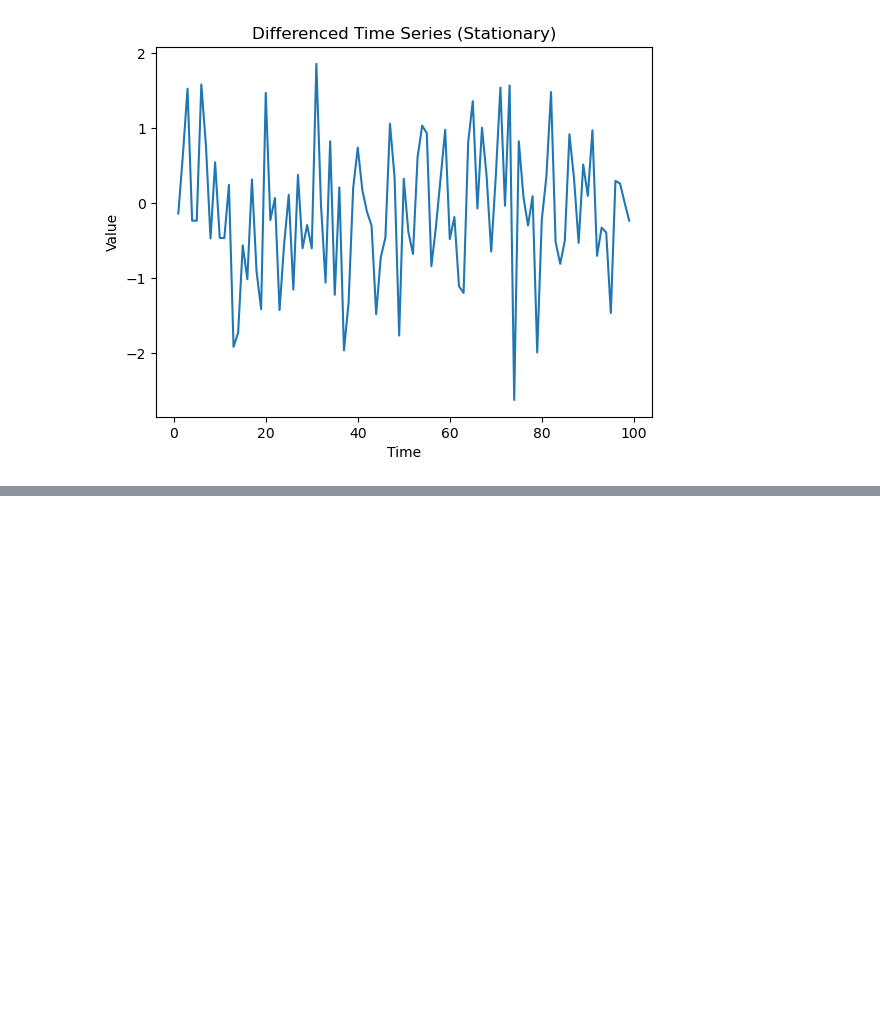
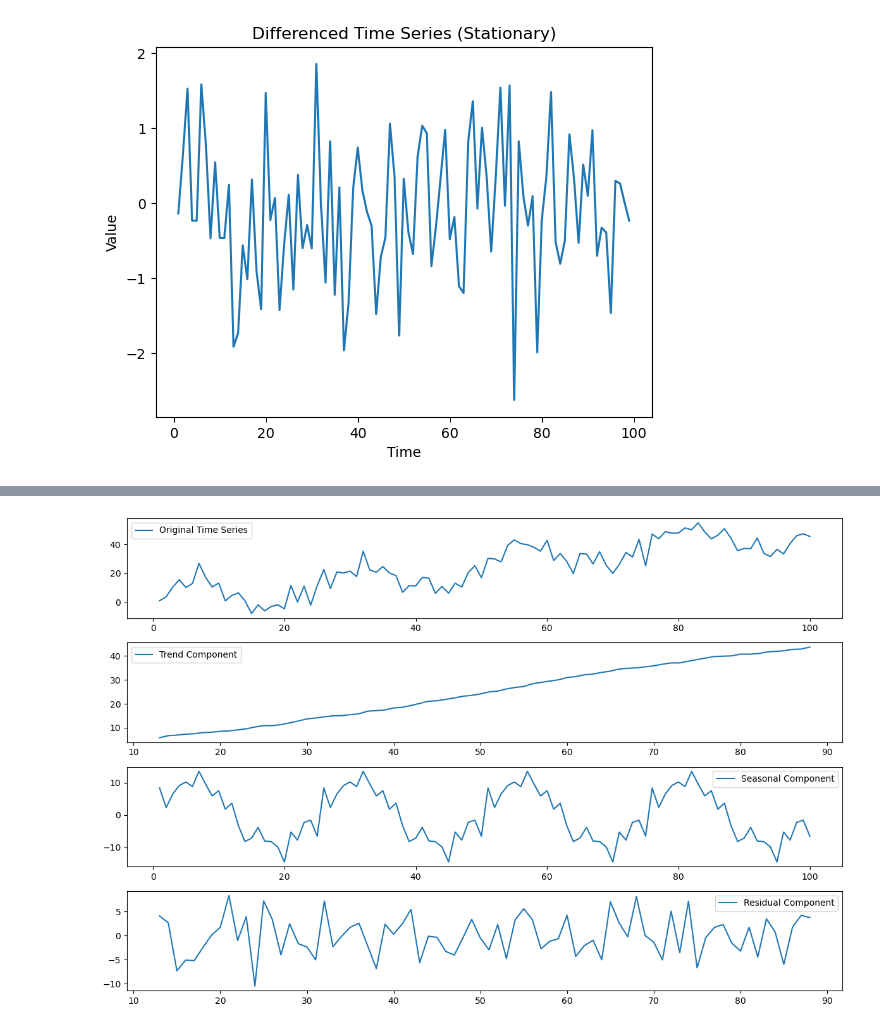
Before and after one commit to AILAB-CEFET-RJ/cic1205, a Jupyter notebook: notebooks/time_series.ipynb, the cells around one changed output, grey strips where cells are left out. Cells and saved outputs as stored; diff of their text form; code cells hidden in the pictures; blank space fills up the shorter version.

```diff
--- a/notebooks/time_series.ipynb
+++ b/notebooks/time_series.ipynb
@@ -393,0 +398,39 @@ plt.show()
+# %%
+import numpy as np
+import matplotlib.pyplot as plt
+import statsmodels.api as sm
+
+# Create a synthetic time series
+np.random.seed(42)
+time = np.arange(1, 101)
+trend = 0.5 * time + np.random.normal(scale=5, size=100)
+seasonal = 10 * np.sin(2 * np.pi * time / 25)
+noise = np.random.normal(scale=3, size=100)
+synthetic_series = trend + seasonal + noise
+
+# Decompose the time series using statsmodels
+result = sm.tsa.seasonal_decompose(synthetic_series, model='additive', period=25)  # Adjust the period based on your data
+
+# Plot the original, trend, seasonal, and residual components
+plt.figure(figsize=(12, 8))
+
+plt.subplot(4, 1, 1)
+plt.plot(time, synthetic_series, label='Original Time Series')
+plt.legend()
+
+plt.subplot(4, 1, 2)
+plt.plot(time, result.trend, label='Trend Component')
+plt.legend()
+
+plt.subplot(4, 1, 3)
+plt.plot(time, result.seasonal, label='Seasonal Component')
+plt.legend()
+
+plt.subplot(4, 1, 4)
+plt.plot(time, result.resid, label='Residual Component')
+plt.legend()
+
+plt.tight_layout()
+plt.show()
+# %% [output]
+[figure, added]
```
Also changed, not shown: parts of 5 cells of this notebook, 2 other files.
